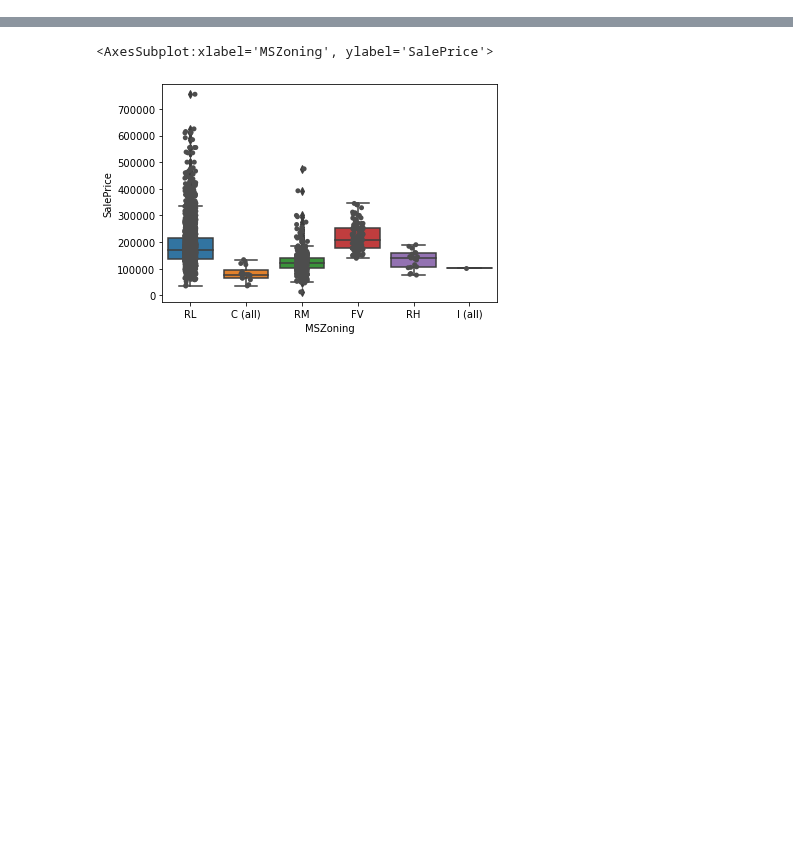
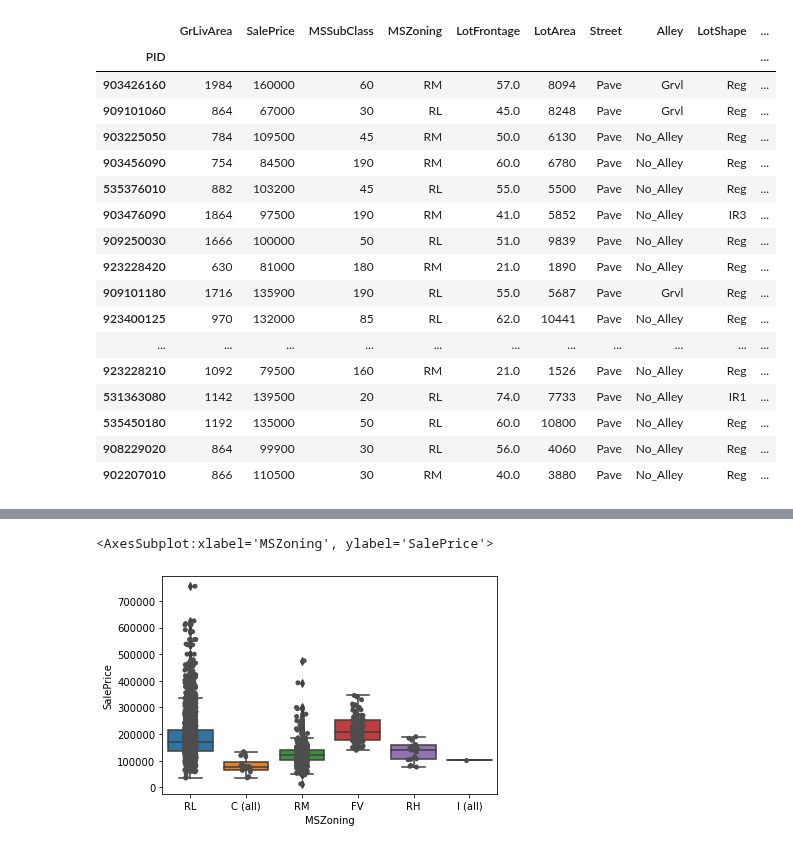
Before and after one commit to jasonphillip/Ames_Housing_ML_Project, a Jupyter notebook: visuals/scrapbook.ipynb, the cells around one changed output, grey strips where cells are left out. Drawn from its saved outputs; the diff is of its cells as text; code cells hidden in the pictures; blank space fills up the shorter version.

```diff
--- a/visuals/scrapbook.ipynb
+++ b/visuals/scrapbook.ipynb
@@ -32,0 +66,9 @@ housing
+# %%
+cols_to_check = [col for col in housing.columns if "Gara" in col]
+
+# Filter the dataframe to only include rows where GarageYrBlt is -1
+filtered_housing = housing[housing["GarageYrBlt"] == -1]
+
+# Use value_counts() to count the values for each column in the filtered dataframe
+for col in cols_to_check:
+    print(filtered_housing[col].value_counts())
@@ -32,0 +94,21 @@ housing
+# %%
+filtered_housing.sort_values(by='GarageCars', ascending=False)
+# %% [output]
+|  | GrLivArea | SalePrice | MSSubClass | MSZoning | LotFrontage | LotArea | Street | Alley | LotShape | ... |
+| PID |  |  |  |  |  |  |  |  |  | ... |
+| 903426160 | 1984 | 160000 | 60 | RM | 57.0 | 8094 | Pave | Grvl | Reg | ... |
+| 909101060 | 864 | 67000 | 30 | RL | 45.0 | 8248 | Pave | Grvl | Reg | ... |
+| 903225050 | 784 | 109500 | 45 | RM | 50.0 | 6130 | Pave | No_Alley | Reg | ... |
+| 903456090 | 754 | 84500 | 190 | RM | 60.0 | 6780 | Pave | No_Alley | Reg | ... |
+| 535376010 | 882 | 103200 | 45 | RL | 55.0 | 5500 | Pave | No_Alley | Reg | ... |
+| 903476090 | 1864 | 97500 | 190 | RM | 41.0 | 5852 | Pave | No_Alley | IR3 | ... |
+| 909250030 | 1666 | 100000 | 50 | RL | 51.0 | 9839 | Pave | No_Alley | Reg | ... |
+| 923228420 | 630 | 81000 | 180 | RM | 21.0 | 1890 | Pave | No_Alley | Reg | ... |
+| 909101180 | 1716 | 135900 | 190 | RL | 55.0 | 5687 | Pave | Grvl | Reg | ... |
+| 923400125 | 970 | 132000 | 85 | RL | 62.0 | 10441 | Pave | No_Alley | Reg | ... |
+| ... | ... | ... | ... | ... | ... | ... | ... | ... | ... | ... |
+| 923228210 | 1092 | 79500 | 160 | RM | 21.0 | 1526 | Pave | No_Alley | Reg | ... |
+| 531363080 | 1142 | 139500 | 20 | RL | 74.0 | 7733 | Pave | No_Alley | IR1 | ... |
+| 535450180 | 1192 | 135000 | 50 | RL | 60.0 | 10800 | Pave | No_Alley | Reg | ... |
+| 908229020 | 864 | 99900 | 30 | RL | 56.0 | 4060 | Pave | No_Alley | Reg | ... |
+| 902207010 | 866 | 110500 | 30 | RM | 40.0 | 3880 | Pave | No_Alley | Reg | ... |
```
Also changed, not shown: parts of 10 cells of this notebook, 4 other files.
